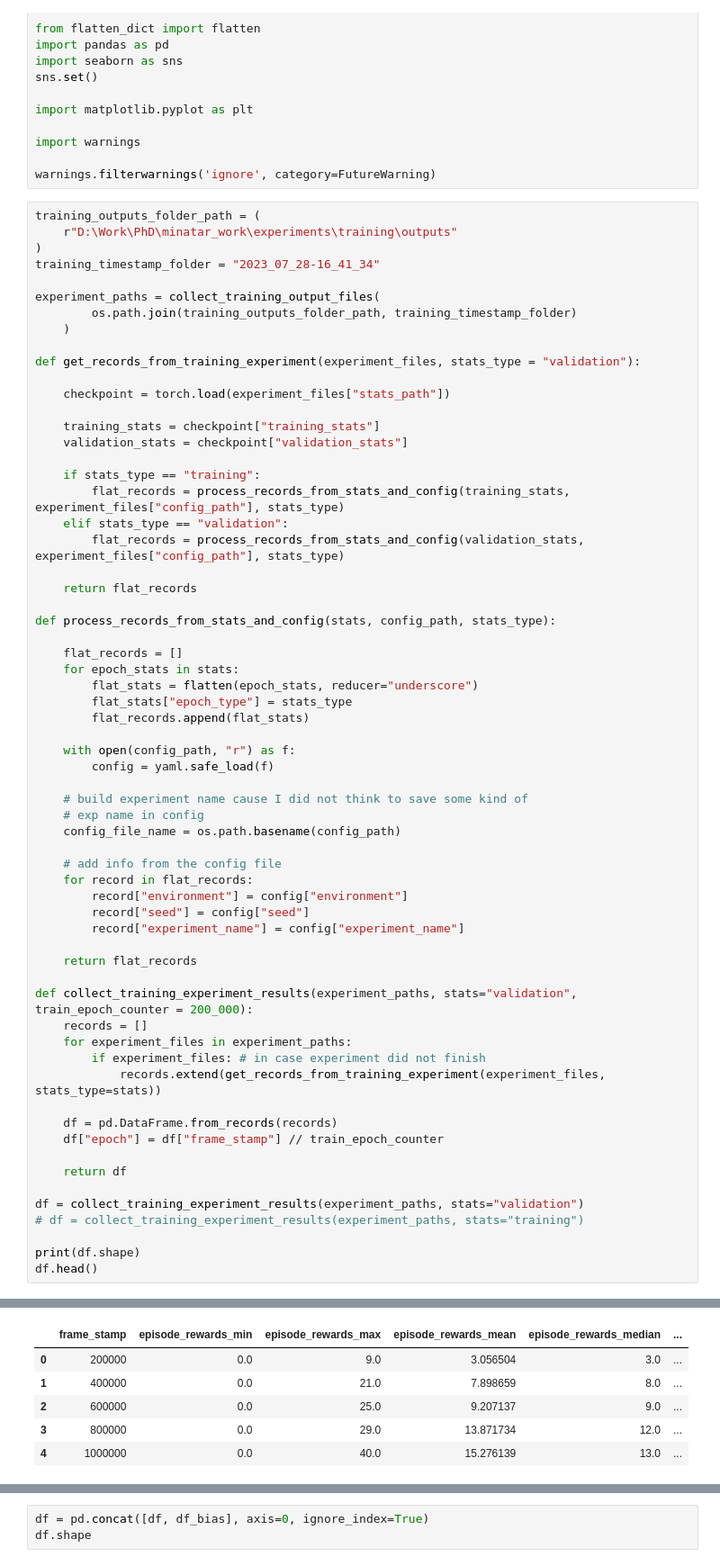
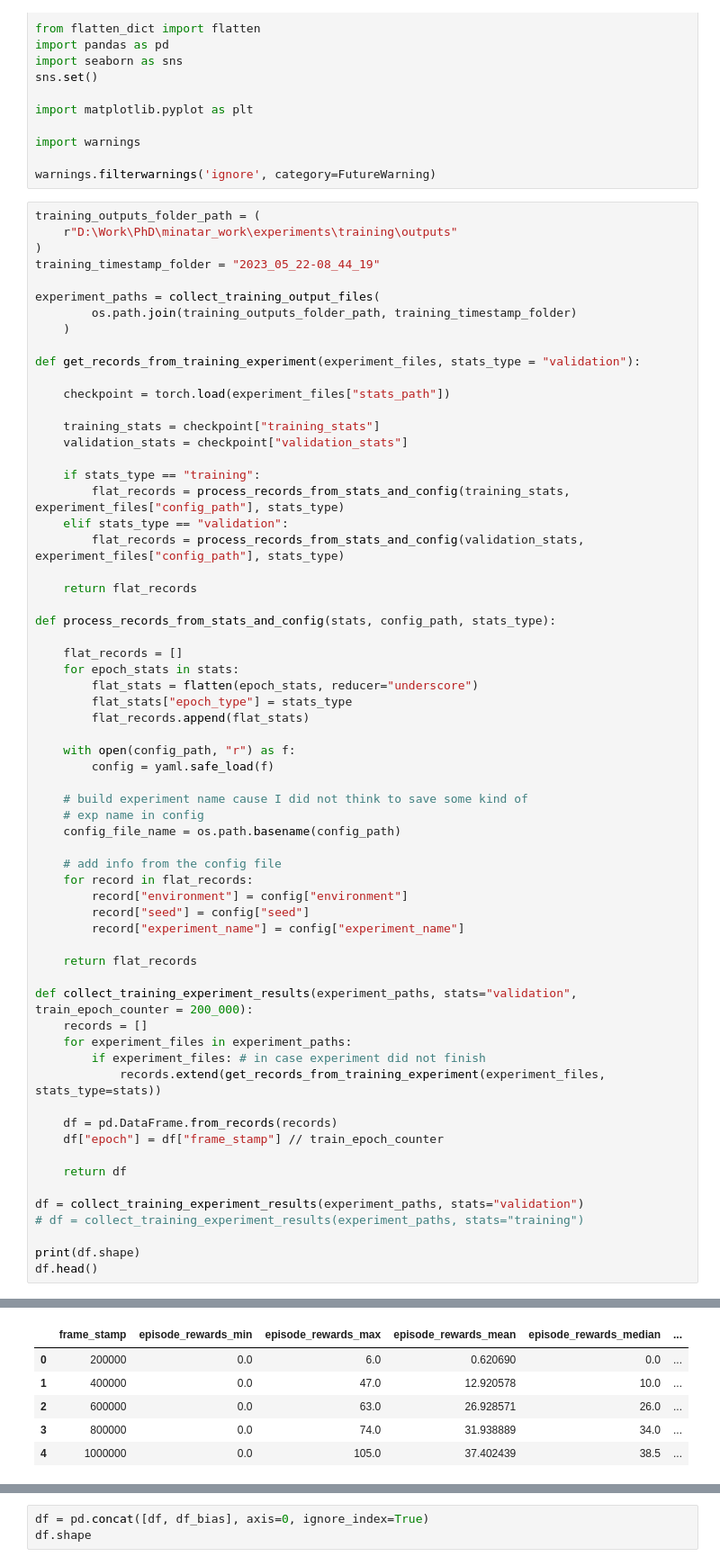
Before and after one commit to mariusdgm/minatar_work, a Jupyter notebook: notebooks/inspect_training_output.ipynb, the cells around one changed output, grey strips where cells are left out. Shown at 90% size. Drawn from its saved outputs; the diff is of its cells as text.

```diff
--- a/notebooks/inspect_training_output.ipynb
+++ b/notebooks/inspect_training_output.ipynb
@@ -47,7 +47,7 @@ warnings.filterwarnings('ignore', category=FutureWarning)
 training_outputs_folder_path = (
     r"D:\Work\PhD\minatar_work\experiments\training\outputs"
 )
-training_timestamp_folder = "2023_07_28-16_41_34"
+training_timestamp_folder = "2023_05_22-08_44_19"
 
 experiment_paths = collect_training_output_files(
         os.path.join(training_outputs_folder_path, training_timestamp_folder)
@@ -111,6 +111,6 @@ df.head()
 |  | frame_stamp | episode_rewards_min | episode_rewards_max | episode_rewards_mean | episode_rewards_median | ... |
-| 0 | 200000 | 0.0 | 9.0 | 3.056504 | 3.0 | ... |
-| 1 | 400000 | 0.0 | 21.0 | 7.898659 | 8.0 | ... |
-| 2 | 600000 | 0.0 | 25.0 | 9.207137 | 9.0 | ... |
-| 3 | 800000 | 0.0 | 29.0 | 13.871734 | 12.0 | ... |
-| 4 | 1000000 | 0.0 | 40.0 | 15.276139 | 13.0 | ... |
+| 0 | 200000 | 0.0 | 6.0 | 0.620690 | 0.0 | ... |
+| 1 | 400000 | 0.0 | 47.0 | 12.920578 | 10.0 | ... |
+| 2 | 600000 | 0.0 | 63.0 | 26.928571 | 26.0 | ... |
+| 3 | 800000 | 0.0 | 74.0 | 31.938889 | 34.0 | ... |
+| 4 | 1000000 | 0.0 | 105.0 | 37.402439 | 38.5 | ... |
```
Also changed, not shown: parts of 9 cells of this notebook, 3 other files.
